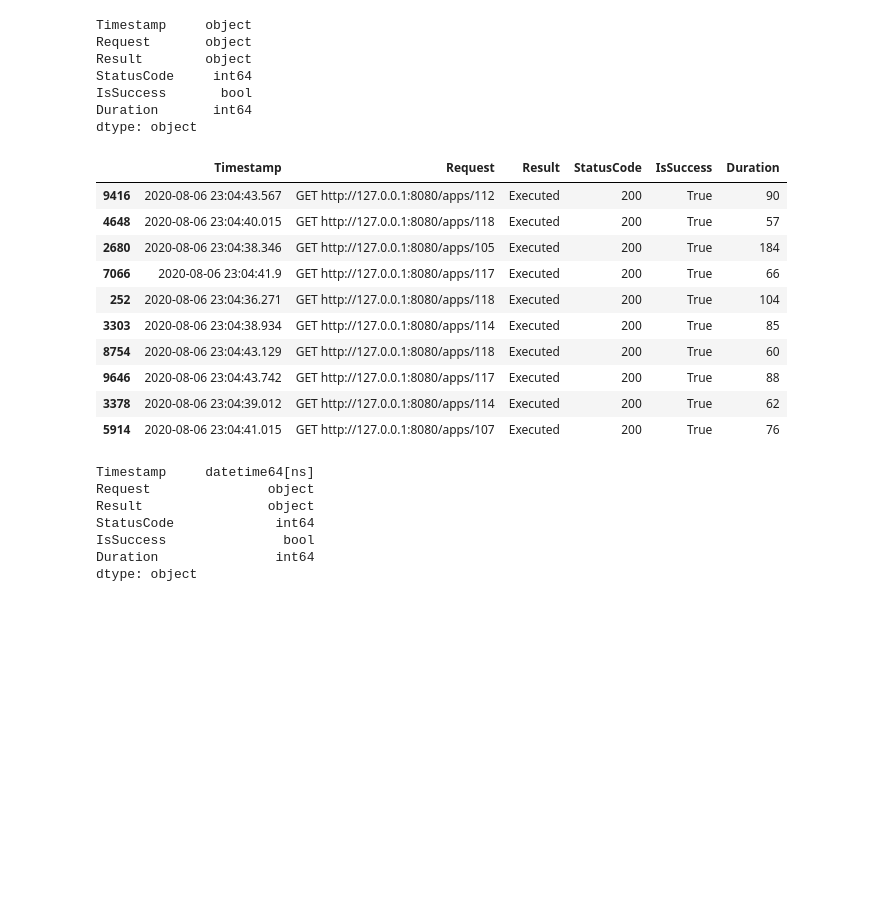
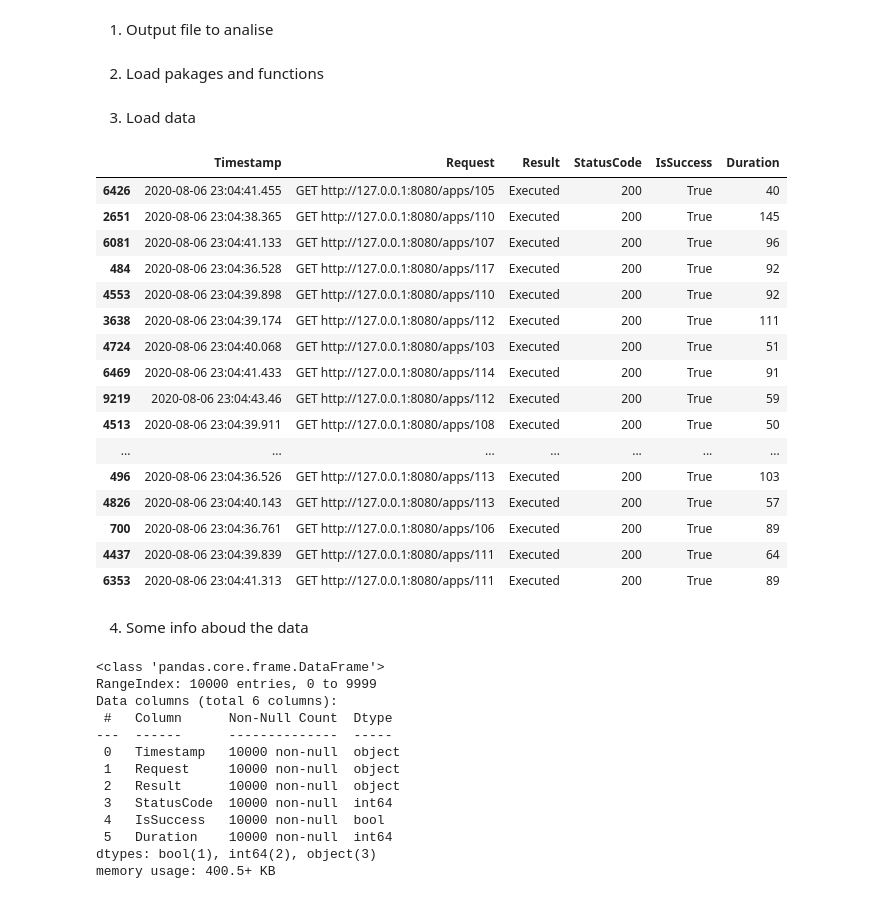
Before and after one commit to jjmrocha/beast-analytics, a Jupyter notebook: single-file.ipynb, the cells around one changed output. Cells and saved outputs as stored; diff of their text form; code cells hidden in the pictures; blank space fills up the shorter version.

```diff
--- a/single-file.ipynb
+++ b/single-file.ipynb
@@ -14,2 +7,6 @@ def to_datetime(value):
+# %% [markdown]
+1. Output file to analise
 # %%
 file_name = 'datasets/sample.csv'
+# %% [markdown]
+2. Load pakages and functions
@@ -16,26 +27,41 @@ file_name = 'datasets/sample.csv'
+# %% [markdown]
+3. Load data
 # %%
 bo = pd.read_csv(file_name)
+bo.sample(20)
+# %% [output]
+|  | Timestamp | Request | Result | StatusCode | IsSuccess | Duration |
+| 6426 | 2020-08-06 23:04:41.455 | GET http://127.0.0.1:8080/apps/105 | Executed | 200 | True | 40 |
+| 2651 | 2020-08-06 23:04:38.365 | GET http://127.0.0.1:8080/apps/110 | Executed | 200 | True | 145 |
+| 6081 | 2020-08-06 23:04:41.133 | GET http://127.0.0.1:8080/apps/107 | Executed | 200 | True | 96 |
+| 484 | 2020-08-06 23:04:36.528 | GET http://127.0.0.1:8080/apps/117 | Executed | 200 | True | 92 |
+| 4553 | 2020-08-06 23:04:39.898 | GET http://127.0.0.1:8080/apps/110 | Executed | 200 | True | 92 |
+| 3638 | 2020-08-06 23:04:39.174 | GET http://127.0.0.1:8080/apps/112 | Executed | 200 | True | 111 |
+| 4724 | 2020-08-06 23:04:40.068 | GET http://127.0.0.1:8080/apps/103 | Executed | 200 | True | 51 |
+| 6469 | 2020-08-06 23:04:41.433 | GET http://127.0.0.1:8080/apps/114 | Executed | 200 | True | 91 |
+| 9219 | 2020-08-06 23:04:43.46 | GET http://127.0.0.1:8080/apps/112 | Executed | 200 | True | 59 |
+| 4513 | 2020-08-06 23:04:39.911 | GET http://127.0.0.1:8080/apps/108 | Executed | 200 | True | 50 |
+| ... | ... | ... | ... | ... | ... | ... |
+| 496 | 2020-08-06 23:04:36.526 | GET http://127.0.0.1:8080/apps/113 | Executed | 200 | True | 103 |
+| 4826 | 2020-08-06 23:04:40.143 | GET http://127.0.0.1:8080/apps/113 | Executed | 200 | True | 57 |
+| 700 | 2020-08-06 23:04:36.761 | GET http://127.0.0.1:8080/apps/106 | Executed | 200 | True | 89 |
+| 4437 | 2020-08-06 23:04:39.839 | GET http://127.0.0.1:8080/apps/111 | Executed | 200 | True | 64 |
+| 6353 | 2020-08-06 23:04:41.313 | GET http://127.0.0.1:8080/apps/111 | Executed | 200 | True | 89 |
+# %% [markdown]
+4. Some info aboud the data
 # %%
-bo.dtypes
+bo.info()
 # %% [output]
-Timestamp     object
-Request       object
-Result        object
-StatusCode     int64
-IsSuccess       bool
-Duration       int64
-dtype: object
+<class 'pandas.core.frame.DataFrame'>
+RangeIndex: 10000 entries, 0 to 9999
+Data columns (total 6 columns):
+ #   Column      Non-Null Count  Dtype
+---  ------      --------------  -----
+ 0   Timestamp   10000 non-null  object
+ 1   Request     10000 non-null  object
+ 2   Result      10000 non-null  object
+ 3   StatusCode  10000 non-null  int64
+ 4   IsSuccess   10000 non-null  bool
+ 5   Duration    10000 non-null  int64
+dtypes: bool(1), int64(2), object(3)
+memory usage: 400.5+ KB
-# %%
-bo.sample(10)
-# %% [output]
-|  | Timestamp | Request | Result | StatusCode | IsSuccess | Duration |
-| 9416 | 2020-08-06 23:04:43.567 | GET http://127.0.0.1:8080/apps/112 | Executed | 200 | True | 90 |
-| 4648 | 2020-08-06 23:04:40.015 | GET http://127.0.0.1:8080/apps/118 | Executed | 200 | True | 57 |
-| 2680 | 2020-08-06 23:04:38.346 | GET http://127.0.0.1:8080/apps/105 | Executed | 200 | True | 184 |
-| 7066 | 2020-08-06 23:04:41.9 | GET http://127.0.0.1:8080/apps/117 | Executed | 200 | True | 66 |
-| 252 | 2020-08-06 23:04:36.271 | GET http://127.0.0.1:8080/apps/118 | Executed | 200 | True | 104 |
-| 3303 | 2020-08-06 23:04:38.934 | GET http://127.0.0.1:8080/apps/114 | Executed | 200 | True | 85 |
-| 8754 | 2020-08-06 23:04:43.129 | GET http://127.0.0.1:8080/apps/118 | Executed | 200 | True | 60 |
-| 9646 | 2020-08-06 23:04:43.742 | GET http://127.0.0.1:8080/apps/117 | Executed | 200 | True | 88 |
-| 3378 | 2020-08-06 23:04:39.012 | GET http://127.0.0.1:8080/apps/114 | Executed | 200 | True | 62 |
-| 5914 | 2020-08-06 23:04:41.015 | GET http://127.0.0.1:8080/apps/107 | Executed | 200 | True | 76 |
@@ -44,10 +67,0 @@ bo['Timestamp'] = bo.Timestamp.apply(to_datetime)
-# %%
-bo.dtypes
-# %% [output]
-Timestamp     datetime64[ns]
-Request               object
-Result                object
-StatusCode             int64
-IsSuccess               bool
-Duration               int64
-dtype: object
```
Also changed, not shown: parts of 18 cells of this notebook.
